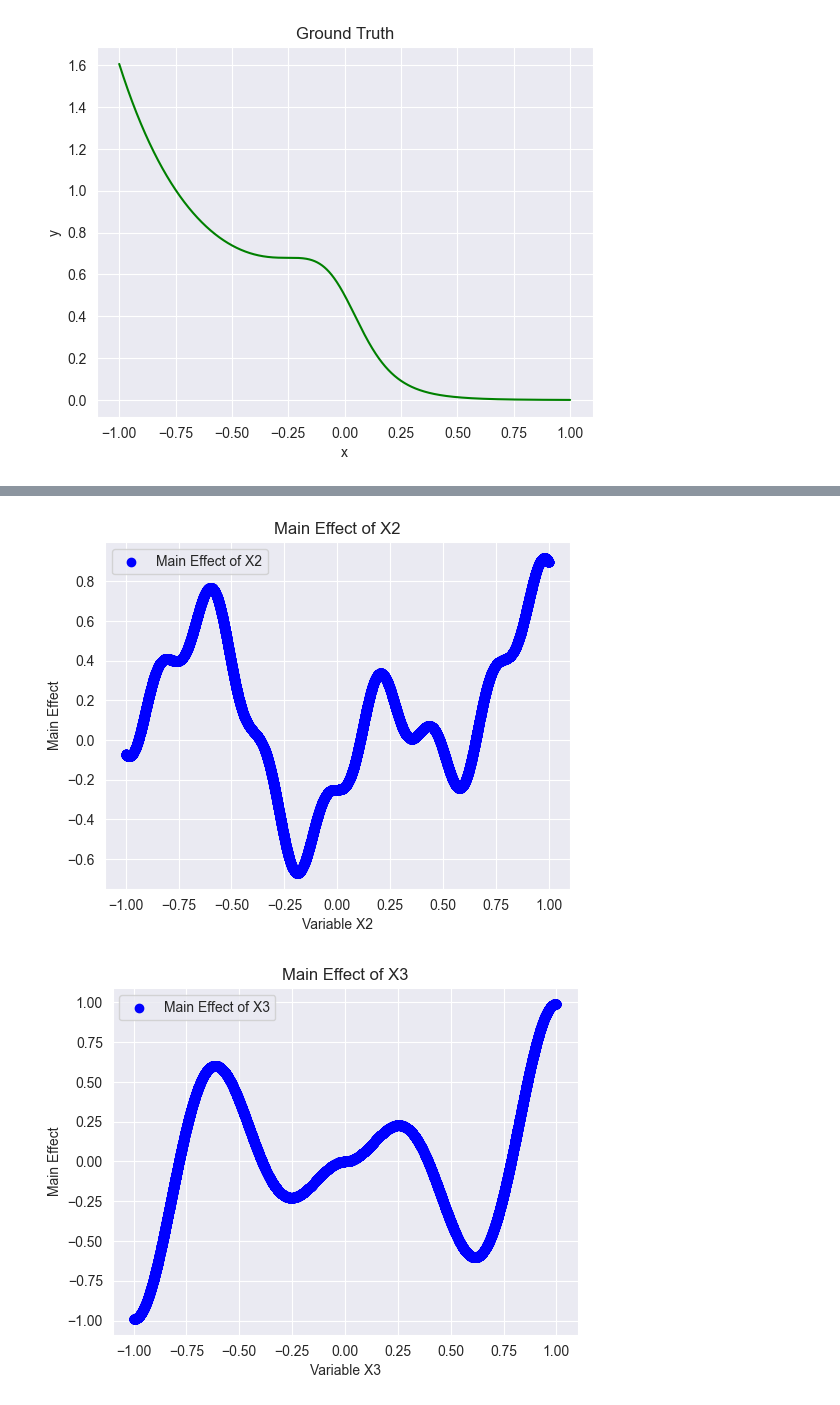
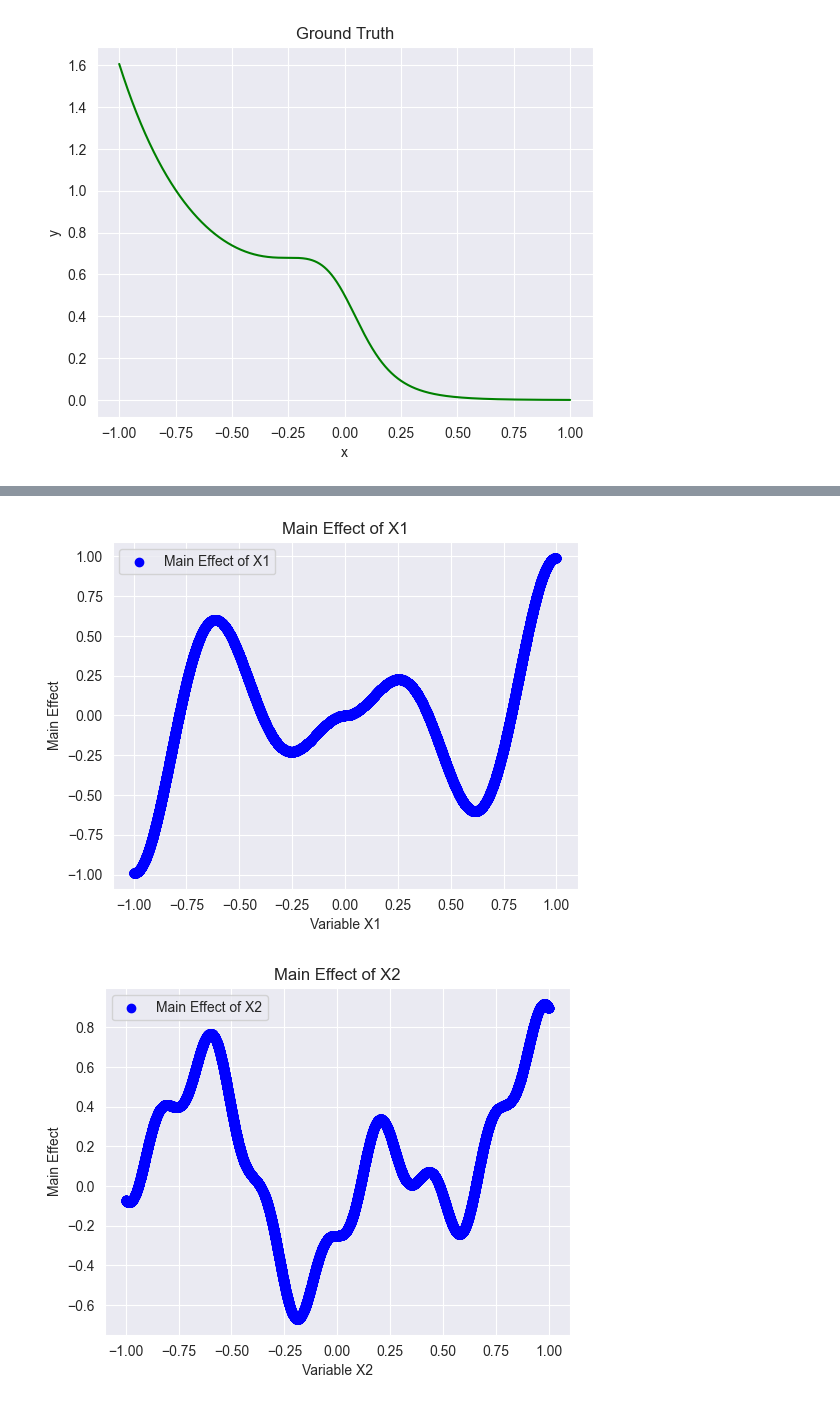
Before and after one commit to tupho289/Honours, a Jupyter notebook: synthetic_data_generation.ipynb, the cells around one changed output, grey strips where cells are left out. Saved outputs shown, nothing was run; the diff lists cells and outputs as text; code cells hidden in the pictures.

Commit message:
update the synthetic dataset and pairwise effect selection in low noise scenario

```diff
--- a/synthetic_data_generation.ipynb
+++ b/synthetic_data_generation.ipynb
@@ -25,7 +25,7 @@ plt.show()
 np.random.seed(0)
 num_vars = 10 # number of variables to generate
 num_samples = 20_000 # number of observations
-cat_vars = {"X4": 3, "X7": 10} # name and number of categories
+cat_vars = {} # name and number of categories
 variables = {}
 for i in range(1, num_vars + 1):
 
@@ -68,23 +66,20 @@ plt.show()
 
 # main effect
 def main_effect(var_name, var_values):
-    # if var_name == "X1":
-    #     return 0.25*np.exp(-4*var_values)/((1 + 16*var_values**2))
-    if var_name == "X2":
+    if var_name == "X1":
+        return np.abs(var_values) * np.sin(8 * var_values)
+    elif var_name == "X2":
         return 1/2*np.sin(8*var_values)**3 - np.cos(4*var_values)/4 + (var_values**2)/4
-    elif var_name == "X3":
-        return np.abs(var_values) * np.sin(8 * var_values)
-    elif var_name == "X4":
-        return np.where(var_values == 0, 0.5, np.where(var_values == 1, -0.3, 0.25))
 
 # pairwise interaction
 def interaction_effect(var_name, var1, var2):
-    if var_name == "f12":
-        return -var1 * np.exp(-var2 / 2)
-    elif var_name == "f23":
-        return 3 * np.exp(-2 * var1**2 - (12 * var1**2 + 10 * var2**2 - 5)**2)
+    if var_name == "f34":
+        return -(var1 + 0.5) * np.exp(-var2)
+        # return - (var1 + 1) * np.abs(var2 - 0.3)
     elif var_name == "f56":
-        return np.sin(2 * np.pi * (var1 - 0.5) * (var2 + 0.5))
+        return 2 * np.sin(2 * np.pi * (var1 - 0.5) * (var2 + 0.5))
+    # elif var_name == "f78":
+    #     return np.exp(-2 * var1**2 - (12 * var1**2 + 10 * var2**2 - 5)**2)
 # %% [markdown]
 ### Main Effects:
 
@@ -134,16 +119,16 @@ $$
 effect = {}
 
 # Main effects
-for i in range(2, 5):
+for i in range(1, 3):
     effect[f"f{i}"] = main_effect(f"X{i}", variables[f"X{i}"])
 
 # Interaction effects
-effect["f12"] = interaction_effect("f12", variables["X1"], variables["X2"])
-effect["f23"] = interaction_effect("f23", variables["X2"], variables["X3"])
+effect["f34"] = interaction_effect("f34", variables["X3"], variables["X4"])
 effect["f56"] = interaction_effect("f56", variables["X5"], variables["X6"])
+# effect["f78"] = interaction_effect("f78", variables["X7"], variables["X8"])
 
 # Calculate mu - the log of the mean response
-mu = 5 + sum(effect.values())
+mu = 6 + sum(effect.values())
 # %%
 #-------------------------- mean response distribution --------------------------
 plt.hist(mu, bins = 20)
@@ -174,34 +159,34 @@ Max of exp(mu): 42324.89790546793
 # %%
 #-------------------------- plot functions for main effect --------------------------
 for i in range(1,len(variables) + 1):
 
-    if 2 <= i <= 4:
+    if i in [1, 2]:
         var = f"X{i}"
         values = variables[var]  # get the values for the current variable
 
         # Calculate the main effect
         effect = main_effect(var, values)
 
         # Create the plot
         plt.figure(figsize=(6, 4.5))
 
-        # Check if the variable is categorical (X4), use line plot
-        if var in ["X4"]:
+        # If the variable is categorical, use line plot
+        if var in cat_vars:
             unique_vals = np.unique(values)
             mean_effects = [np.mean(effect[values == val]) for val in unique_vals]
             plt.plot(unique_vals, mean_effects, marker='o', color='blue', label=f'Main Effect of {var}', linestyle='-')
         else:
             plt.scatter(values, effect, color='blue', label=f'Main Effect of {var}')
 
         # Add labels and title
         plt.xlabel(f'Variable {var}')
         plt.ylabel('Main Effect')
         plt.title(f'Main Effect of {var}')
         plt.legend()
         plt.grid(True)
 
         # Show the plot
         plt.show()
 # %% [output]
-[figure, old version]
+[figure, new version]
-[figure, old version]
+[figure, new version]
```
Also changed, not shown: parts of 12 cells of this notebook, 4 other files.
